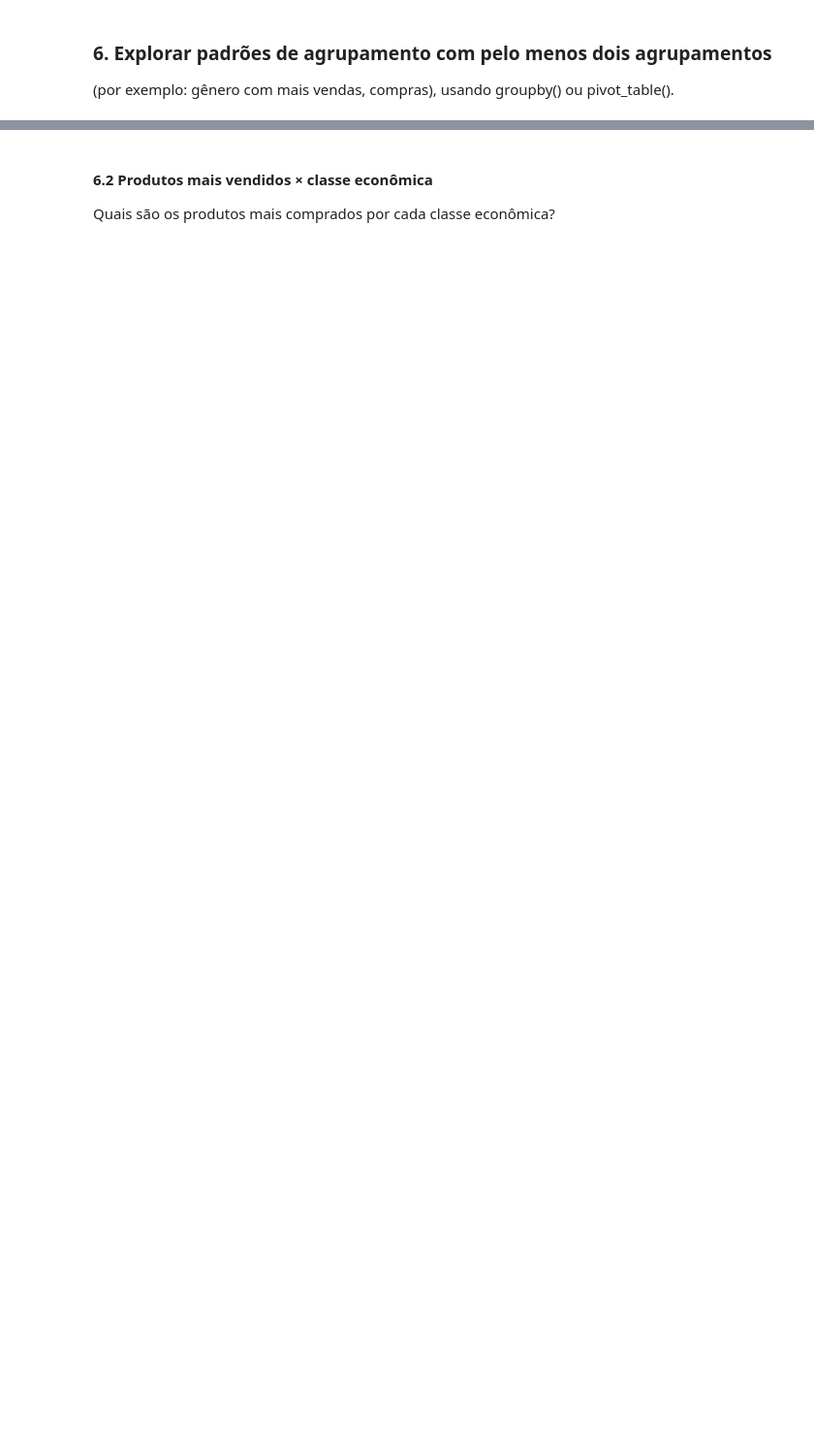
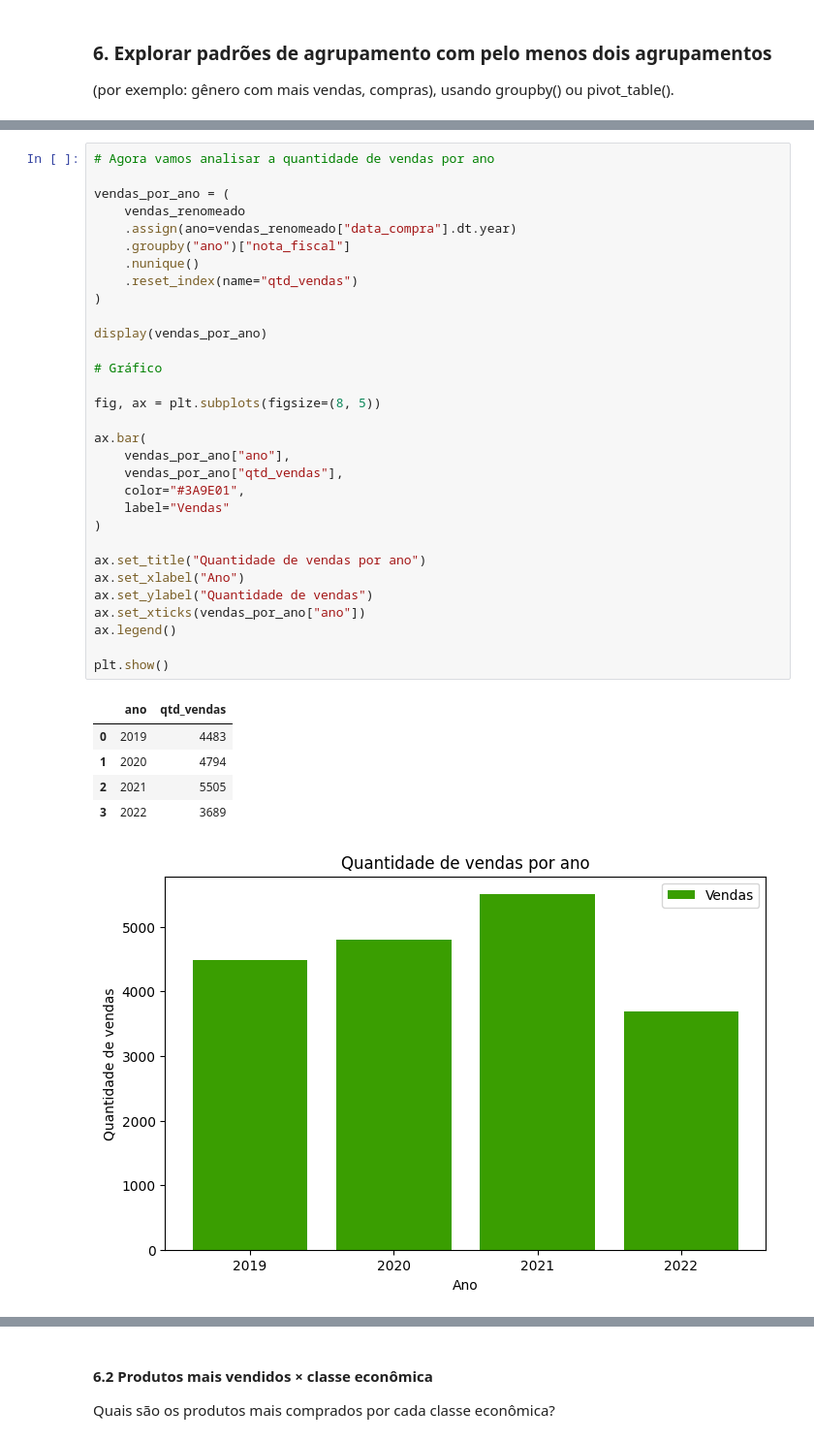
Before and after one commit to laisalegri/miniprojeto, a Jupyter notebook: miniprojeto_lais.ipynb, the cells around one changed output, grey strips where cells are left out. Shown at 97% size. Drawn from its saved outputs; the diff is of its cells as text; blank space fills up the shorter version.

```diff
--- a/miniprojeto_lais.ipynb
+++ b/miniprojeto_lais.ipynb
@@ -469,0 +432,38 @@ plt.show()
+# %%
+# Agora vamos analisar a quantidade de vendas por ano
+
+vendas_por_ano = (
+    vendas_renomeado
+    .assign(ano=vendas_renomeado["data_compra"].dt.year)
+    .groupby("ano")["nota_fiscal"]
+    .nunique()
+    .reset_index(name="qtd_vendas")
+)
+
+display(vendas_por_ano)
+
+# Gráfico
+
+fig, ax = plt.subplots(figsize=(8, 5))
+
+ax.bar(
+    vendas_por_ano["ano"],
+    vendas_por_ano["qtd_vendas"],
+    color="#3A9E01",
+    label="Vendas"
+)
+
+ax.set_title("Quantidade de vendas por ano")
+ax.set_xlabel("Ano")
+ax.set_ylabel("Quantidade de vendas")
+ax.set_xticks(vendas_por_ano["ano"])
+ax.legend()
+
+plt.show()
+# %% [output]
+|  | ano | qtd_vendas |
+| 0 | 2019 | 4483 |
+| 1 | 2020 | 4794 |
+| 2 | 2021 | 5505 |
+| 3 | 2022 | 3689 |
+[figure, added]
```
Also changed, not shown: parts of 31 cells of this notebook, 1 other file.
